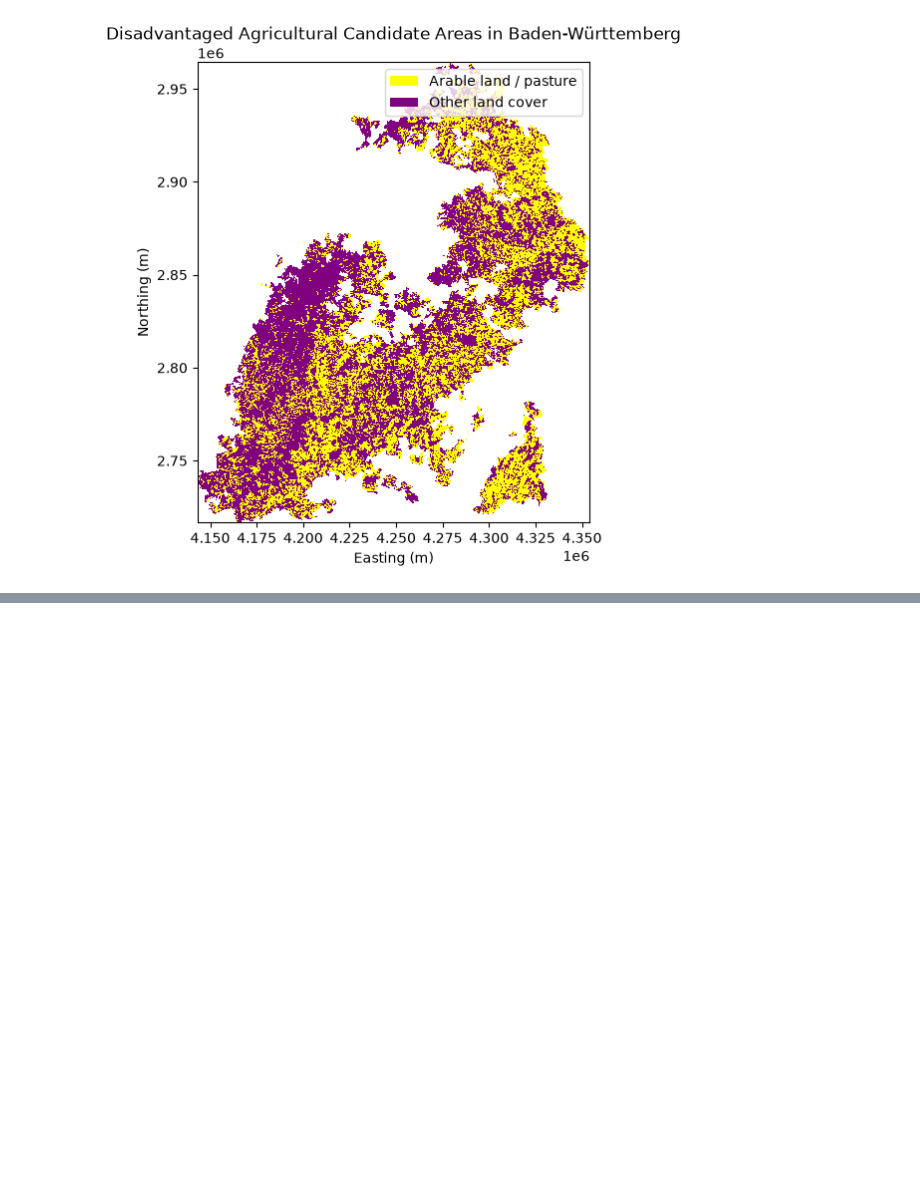
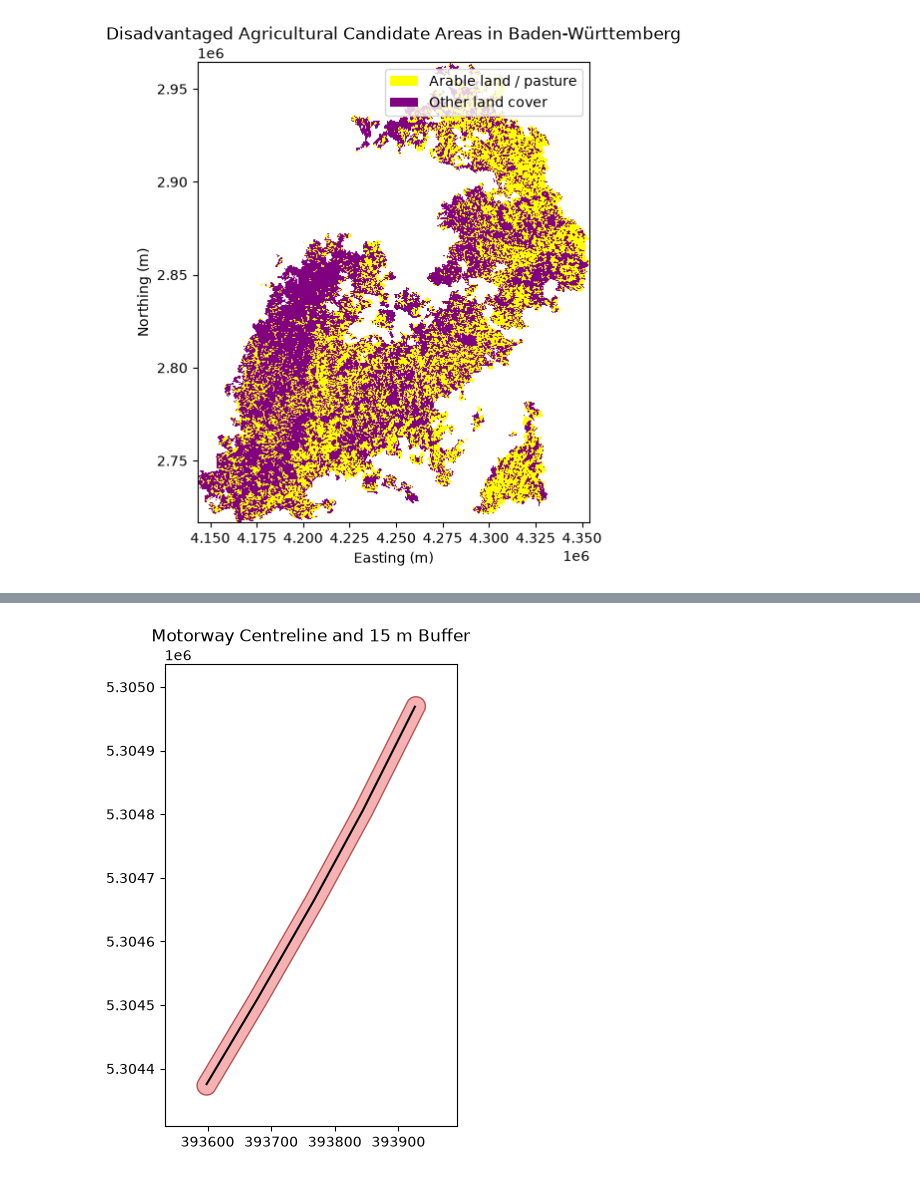
Before and after one commit to simisk/renewable-energy-site-intelligence, a Jupyter notebook: notebooks/04_suitability_constraints.ipynb, the cells around one changed output, grey strips where cells are left out. Drawn from its saved outputs; the diff is of its cells as text; code cells hidden in the pictures; blank space fills up the shorter version.

```diff
--- a/notebooks/04_suitability_constraints.ipynb
+++ b/notebooks/04_suitability_constraints.ipynb
@@ -781,0 +509,40 @@ Page 9000: 175 features
+# %%
+motorway_footprints = motorways.copy()
+
+motorway_footprints["geometry"] = (
+    motorway_footprints.geometry.buffer(15)
+)
+# %%
+fig, ax = plt.subplots(figsize=(10, 6))
+
+# Select one motorway segment
+road = motorways.iloc[[0]]
+buffer = motorway_footprints.iloc[[0]]
+
+buffer.plot(
+    ax=ax,
+    color="lightcoral",
+    alpha=0.6,
+    edgecolor="darkred"
+)
+
+road.plot(
+    ax=ax,
+    color="black",
+    linewidth=1.5
+)
+
+# Zoom in around the segment
+xmin, ymin, xmax, ymax = buffer.total_bounds
+
+padding = 50  # metres
+
+ax.set_xlim(xmin - padding, xmax + padding)
+ax.set_ylim(ymin - padding, ymax + padding)
+
+ax.set_aspect("equal")
+ax.set_title("Motorway Centreline and 15 m Buffer")
+
+plt.show()
+# %% [output]
+[figure, added]
```
Also changed, not shown: parts of 14 cells of this notebook.
